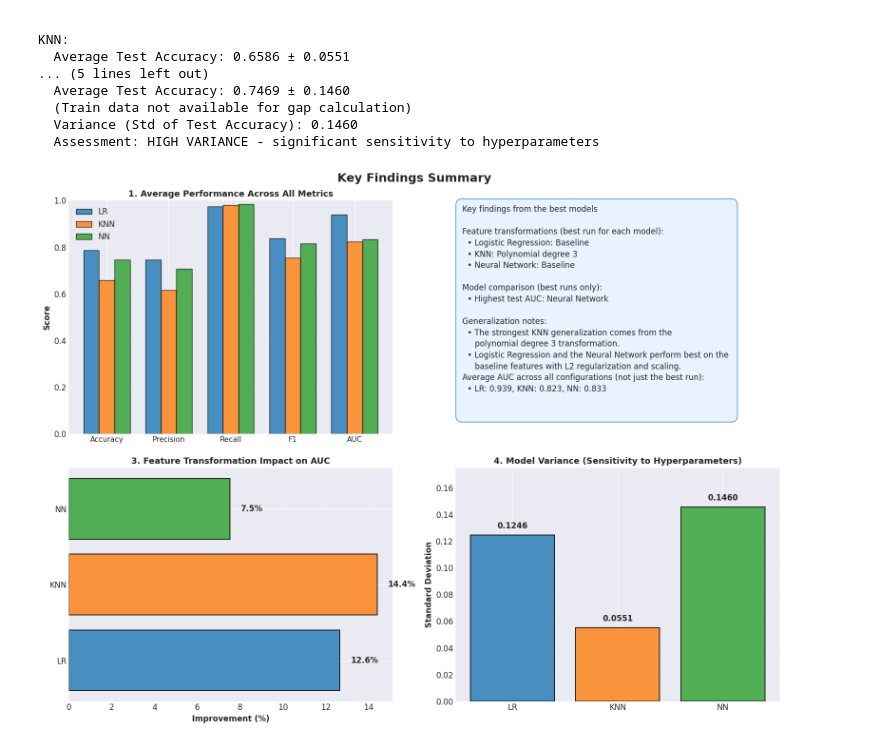
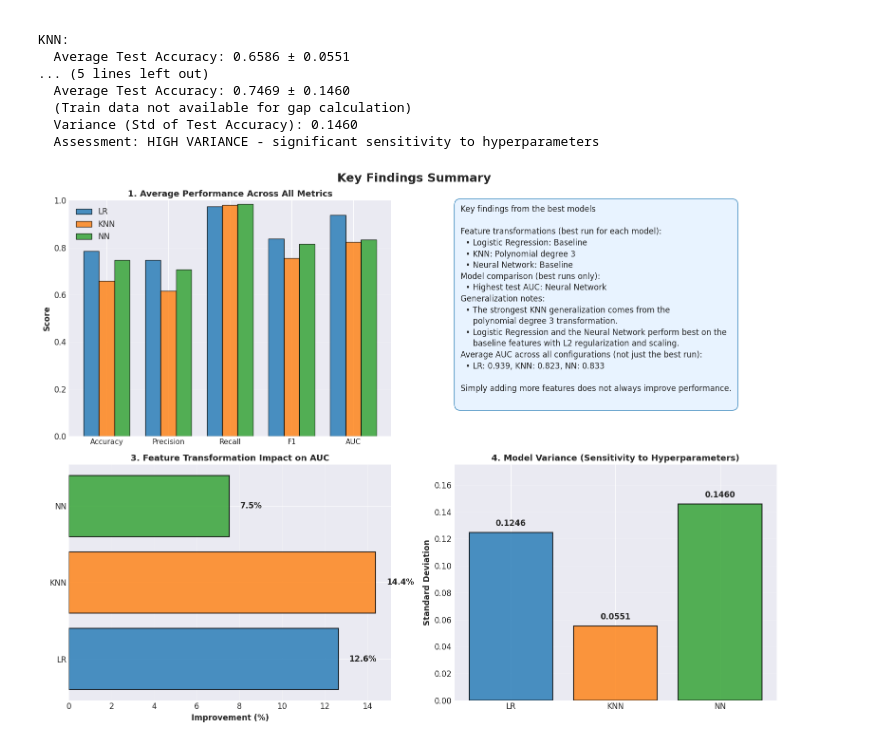
Before and after one commit to Techdude01/NBAPredict, a Jupyter notebook: ModelComparison.ipynb, the cells around one changed output. Cells and saved outputs as stored; diff of their text form; code cells hidden in the pictures.

```diff
--- a/ModelComparison.ipynb
+++ b/ModelComparison.ipynb
@@ -835,7 +835,7 @@ summary_text = "Key findings from the best models\n\n"
 summary_text += "Feature transformations (best run for each model):\n"
 summary_text += f"  • Logistic Regression: {best_feature_desc['LR'].split('(')[0].strip()}\n"
 summary_text += f"  • KNN: {best_feature_desc['KNN'].split('(')[0].strip()}\n"
-summary_text += f"  • Neural Network: {best_feature_desc['NN'].split('(')[0].strip()}\n\n"
+summary_text += f"  • Neural Network: {best_feature_desc['NN'].split('(')[0].strip()}\n"
 
 
 summary_text += "Model comparison (best runs only):\n"
@@ -845,7 +845,7 @@ best_model_idx = np.argmax([
     nn_best['test_auc'],
 ])
 model_names = ['Logistic Regression', 'KNN', 'Neural Network']
-summary_text += f"  • Highest test AUC: {model_names[best_model_idx]}\n\n"
+summary_text += f"  • Highest test AUC: {model_names[best_model_idx]}\n"
 
 summary_text += "Generalization notes:\n"
 summary_text += "  • The strongest KNN generalization comes from the \n"
@@ -859,6 +859,7 @@ summary_text += (
     f"KNN: {knn_all_results['test_auc'].mean():.3f}, "
     f"NN: {nn_all_results['test_auc'].mean():.3f}\n\n"
 )
+summary_text += "Simply adding more features does not always improve performance.\n"
 ax2.text(
     0.02,
     0.98,
@@ -888,31 +889,31 @@ colors_bar = ['#1f77b4', '#ff7f0e', '#2ca02c']
 
 ax3.barh(models, improvements, color=colors_bar, alpha=0.8, edgecolor='black', linewidth=1.5)
 ax3.set_xlabel('Improvement (%)', fontweight='bold')
 ax3.set_title('3. Feature Transformation Impact on AUC', fontweight='bold', fontsize=13)
 ax3.grid(axis='x', alpha=0.3)
 
 for i, v in enumerate(improvements):
     ax3.text(v + 0.5, i, f'{v:.1f}%', va='center', fontweight='bold')
 
 model_variance = {
     'LR': lr_all_results['test_acc'].std(),
     'KNN': knn_all_results['test_acc'].std(),
     'NN': nn_all_results['test_acc'].std(),
 }
 
 models_var = list(model_variance.keys())
 variances = list(model_variance.values())
 
 ax4.bar(models_var, variances, color=colors_bar, alpha=0.8, edgecolor='black', linewidth=1.5)
 ax4.set_ylabel('Standard Deviation', fontweight='bold')
 ax4.set_title('4. Model Variance (Sensitivity to Hyperparameters)', fontweight='bold', fontsize=13)
 ax4.set_ylim([0, max(variances) * 1.2])
 ax4.grid(axis='y', alpha=0.3)
 
 for i, (model, var) in enumerate(zip(models_var, variances)):
     ax4.text(i, var + 0.005, f'{var:.4f}', ha='center', fontweight='bold')
 
 plt.tight_layout()
 plt.show()
 # %% [output]
-[figure, old version]
+[figure, new version]
```
Also changed, not shown: 3 other files.
